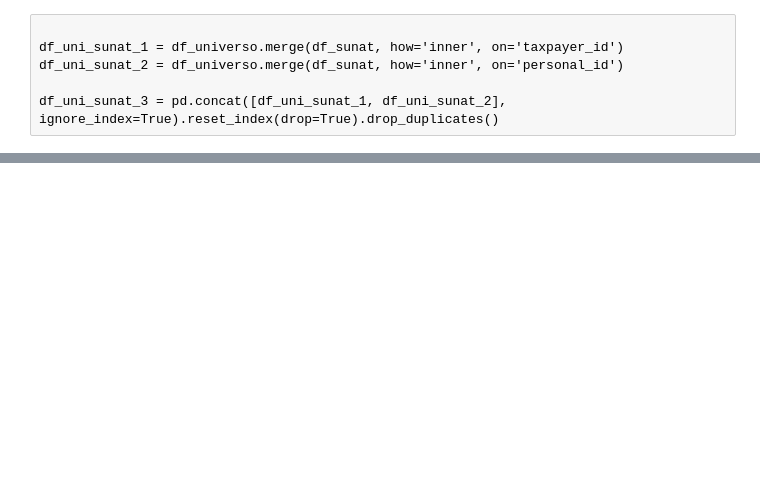
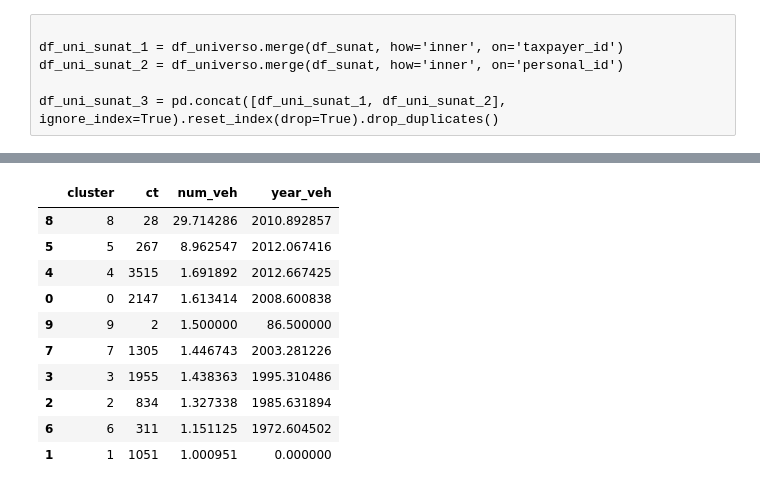
Before and after one commit to Benjacho/credito_pyme_bbva, a Jupyter notebook: APYME_Main.ipynb, the cells around one changed output, grey strips where cells are left out. Drawn from its saved outputs; the diff is of its cells as text; code cells hidden in the pictures; blank space fills up the shorter version.

```diff
--- a/APYME_Main.ipynb
+++ b/APYME_Main.ipynb
@@ -288,0 +231,2 @@ dfcom3
+# %%
+df_sunart_1 = transf_sunart()
@@ -288,0 +235,33 @@ dfcom3
+# %%
+from sklearn.cluster import KMeans
+
+sunart_columns = ['veh_ct','veh_year']
+df_sunart_1.update(df_sunart_1[sunart_columns].fillna(0))
+
+
+
+kmeans = KMeans(n_clusters=10, random_state=0).fit(df_sunart_1[sunart_columns])
+y_pred = kmeans.predict(df_sunart_1[sunart_columns])
+
+#####
+df_y_pred = pd.DataFrame(y_pred, columns=['cluster'])
+# %%
+df_sunart_1 = df_sunart_1.reset_index()
+df_kmeans_result = pd.concat([df_sunart_1,df_y_pred],axis=1)
+#
+df_kmeans_result_1 = df_kmeans_result.groupby('cluster').agg(ct=('index','count'),
+                                                             num_veh=('veh_ct','mean'), year_veh=('veh_year','mean')).reset_index()
+df_kmeans_result_2 = df_kmeans_result_1.sort_values('num_veh',ascending=False)
+df_kmeans_result_2
+# %% [output]
+|  | cluster | ct | num_veh | year_veh |
+| 8 | 8 | 28 | 29.714286 | 2010.892857 |
+| 5 | 5 | 267 | 8.962547 | 2012.067416 |
+| 4 | 4 | 3515 | 1.691892 | 2012.667425 |
+| 0 | 0 | 2147 | 1.613414 | 2008.600838 |
+| 9 | 9 | 2 | 1.500000 | 86.500000 |
+| 7 | 7 | 1305 | 1.446743 | 2003.281226 |
+| 3 | 3 | 1955 | 1.438363 | 1995.310486 |
+| 2 | 2 | 834 | 1.327338 | 1985.631894 |
+| 6 | 6 | 311 | 1.151125 | 1972.604502 |
+| 1 | 1 | 1051 | 1.000951 | 0.000000 |
```
Also changed, not shown: parts of 80 cells of this notebook, 3 other files.
